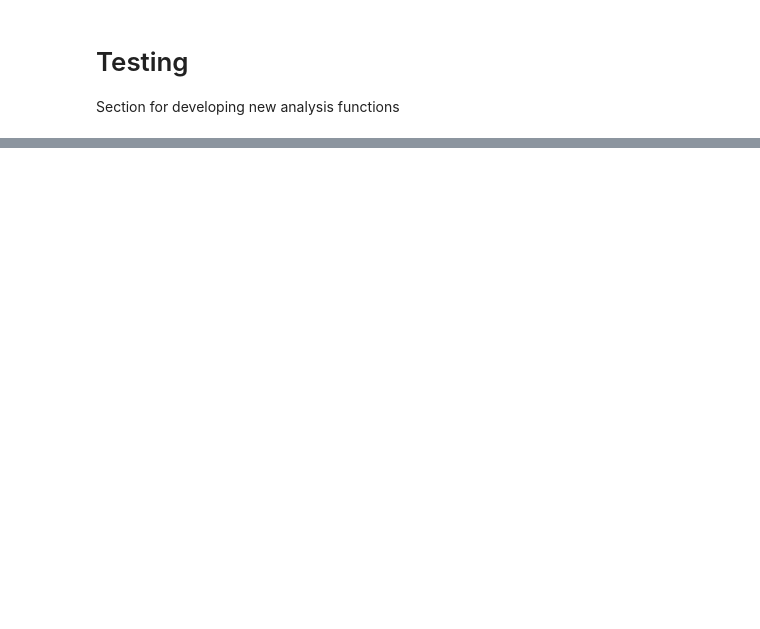
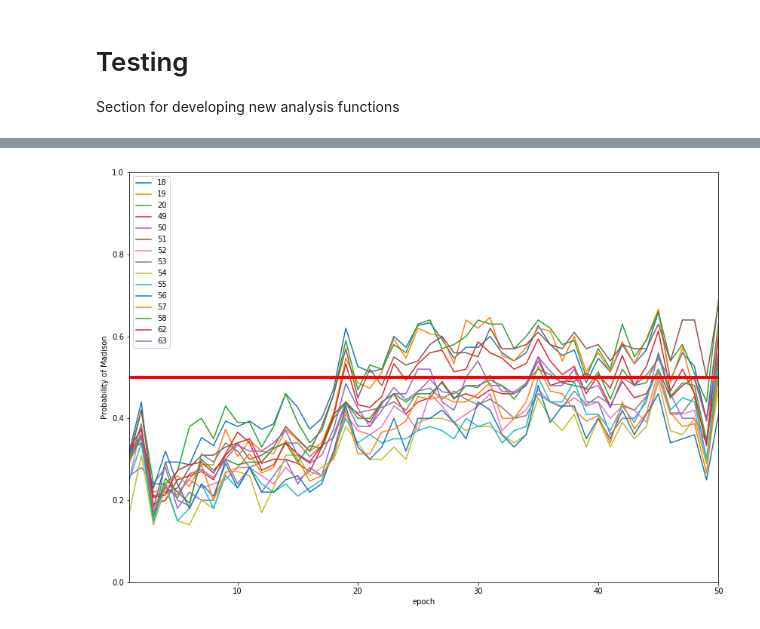
Before and after one commit to cheapcontact/w266-authorship-final-project, a Jupyter notebook: model_analysis.ipynb, the cells around one changed output, grey strips where cells are left out. Saved outputs shown, nothing was run; the diff lists cells and outputs as text; code cells hidden in the pictures; blank space fills up the shorter version.

```diff
--- a/model_analysis.ipynb
+++ b/model_analysis.ipynb
@@ -231,0 +236,13 @@ df
+# %%
+# filtering for just madison
+new_df = df.loc[0]
+new_df.set_index('epoch', inplace=True)
+
+# plotting madison over time for each paper
+ax = new_df.plot(figsize=(14,10))
+ax.axhline(y=0.5, color='red', linestyle='-', linewidth=4)
+ax.set_ylabel('Probability of Madison')
+ax.set_ylim(0,1)
+plt.show()
+# %% [output]
+[figure, added]
```
Also changed, not shown: parts of 14 cells of this notebook.
